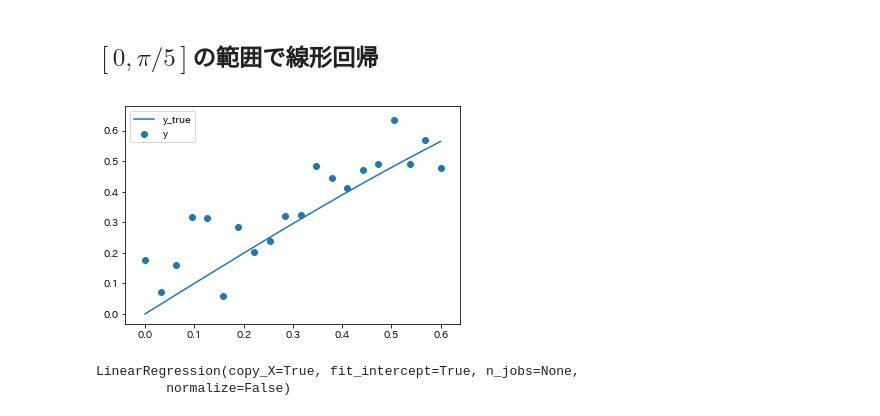
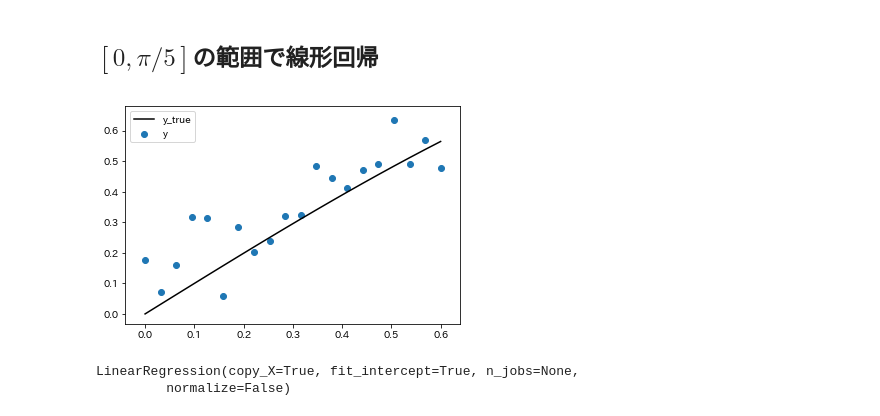
Before and after one commit to Kevinrobot34/MLwithPython, a Jupyter notebook: notebook/sklearn.ipynb, the cells around one changed output. Drawn from its saved outputs; the diff is of its cells as text; code cells hidden in the pictures.

```diff
--- a/notebook/sklearn.ipynb
+++ b/notebook/sklearn.ipynb
@@ -44,12 +44,12 @@ y = y0[:n_mini]
 y_true = y_org0[:n_mini]
 # %%
 plt.scatter(x, y, label='y')
-plt.plot(x, y_true, label='y_true')
+plt.plot(x, y_true, label='y_true', color="black")
 plt.legend()
 
 plt.show()
 # %% [output]
-[figure, old version]
+[figure, new version]
 # %%
 reg = LinearRegression()
 reg.fit(x.reshape(-1, 1), y)
```
Also changed, not shown: parts of 2 cells of this notebook, 3 other files.
